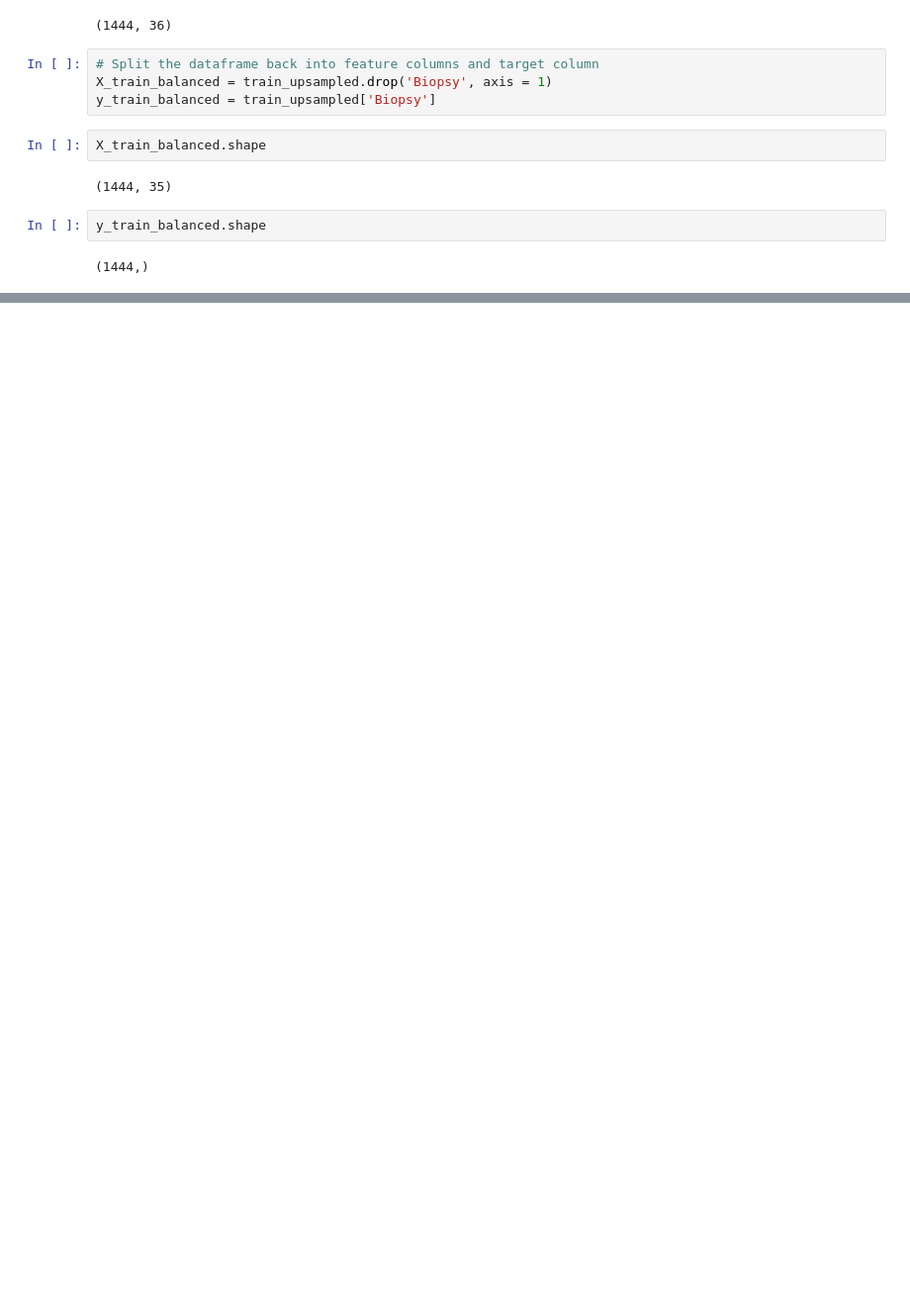
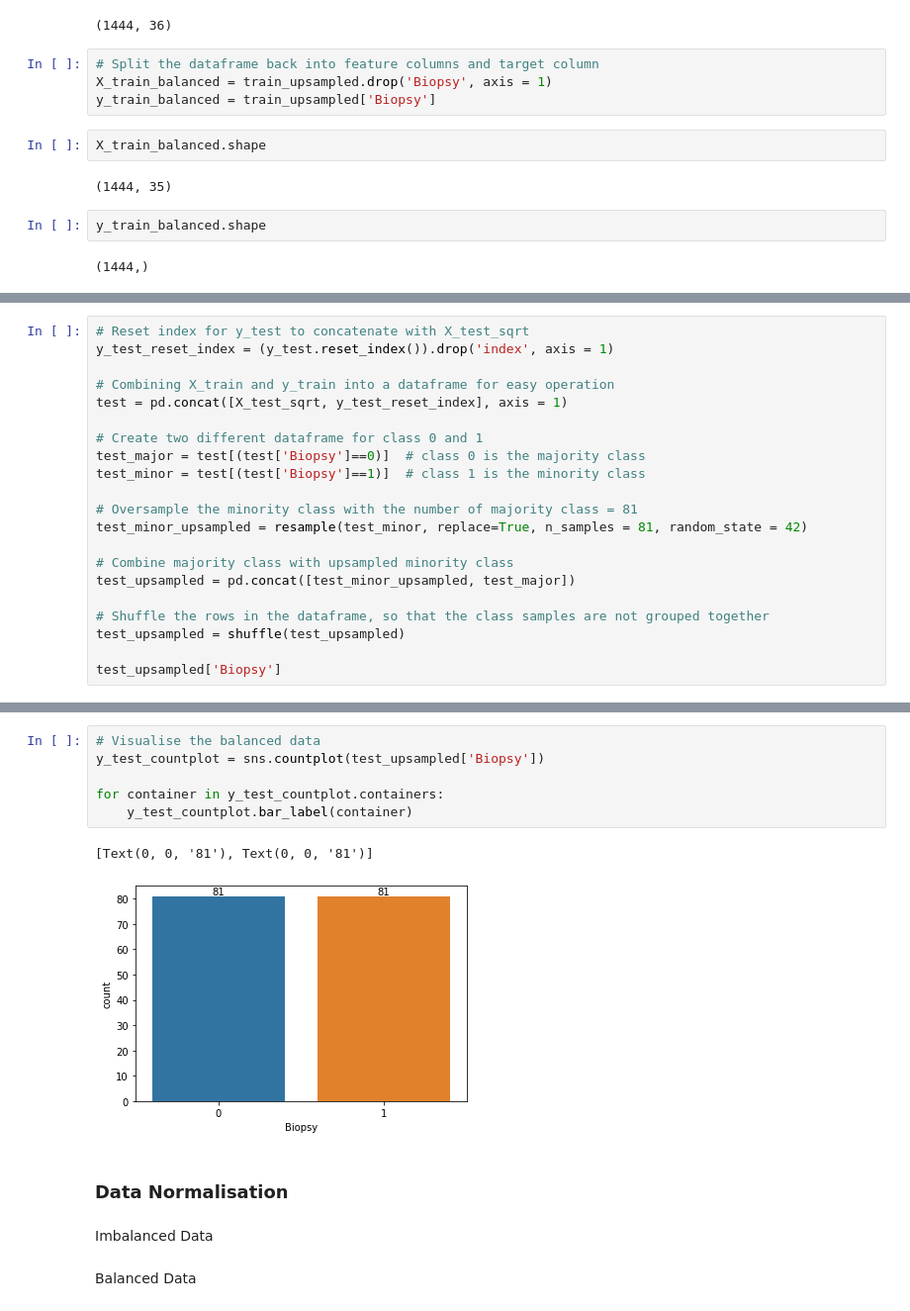
Before and after one commit to ahdeanlau/Cervical-Cancer-Diagnosis-Prediction-Model, a Jupyter notebook: Project Part 1.ipynb, the cells around one changed output, grey strips where cells are left out. Shown at 99% size. Drawn from its saved outputs; the diff is of its cells as text; blank space fills up the shorter version.

```diff
--- a/Project Part 1.ipynb
+++ b/Project Part 1.ipynb
@@ -587,0 +1180,21 @@ y_train_balanced.shape
+# %%
+# Reset index for y_test to concatenate with X_test_sqrt
+y_test_reset_index = (y_test.reset_index()).drop('index', axis = 1)
+
+# Combining X_train and y_train into a dataframe for easy operation
+test = pd.concat([X_test_sqrt, y_test_reset_index], axis = 1)
+
+# Create two different dataframe for class 0 and 1
+test_major = test[(test['Biopsy']==0)]  # class 0 is the majority class
+test_minor = test[(test['Biopsy']==1)]  # class 1 is the minority class
+
+# Oversample the minority class with the number of majority class = 81
+test_minor_upsampled = resample(test_minor, replace=True, n_samples = 81, random_state = 42)
+
+# Combine majority class with upsampled minority class
+test_upsampled = pd.concat([test_minor_upsampled, test_major])
+
+# Shuffle the rows in the dataframe, so that the class samples are not grouped together
+test_upsampled = shuffle(test_upsampled)
+
+test_upsampled['Biopsy']
@@ -588 +1221,16 @@ y_train_balanced.shape
+# %%
+# Visualise the balanced data
+y_test_countplot = sns.countplot(test_upsampled['Biopsy'])
+
+for container in y_test_countplot.containers:
+    y_test_countplot.bar_label(container)
+# %% [output]
+[Text(0, 0, '81'), Text(0, 0, '81')]
+[figure, added]
+# %% [markdown]
+### Data Normalisation
+# %% [markdown]
+Imbalanced Data
+# %% [markdown]
+Balanced Data
 # %% [markdown]
```
Also changed, not shown: parts of 60 cells of this notebook.
